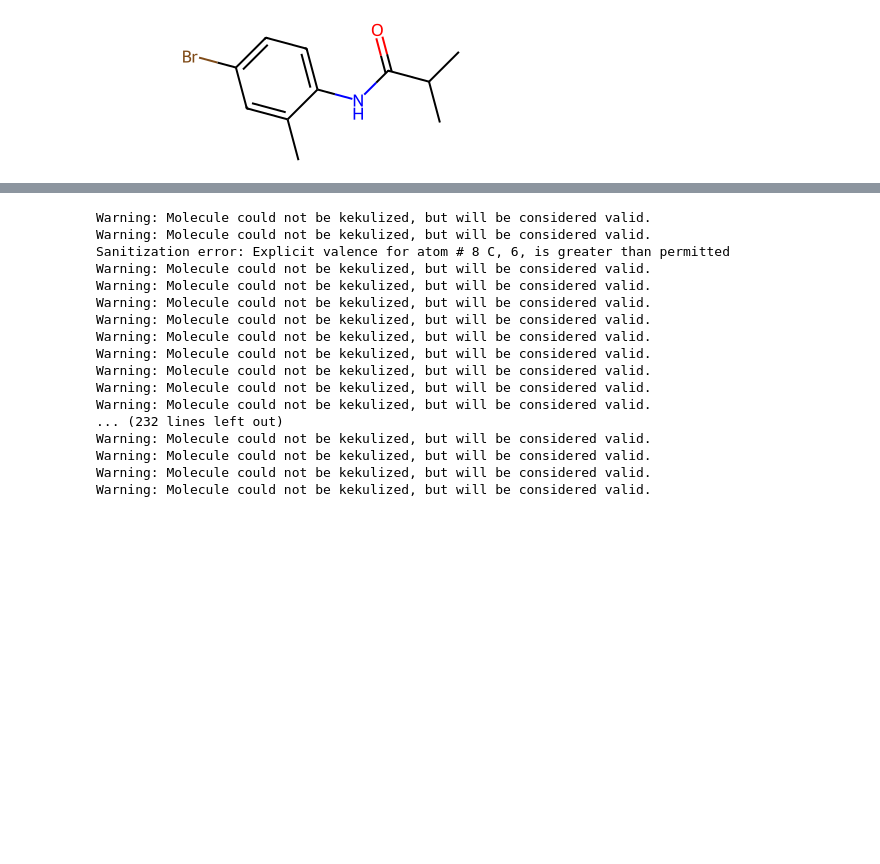
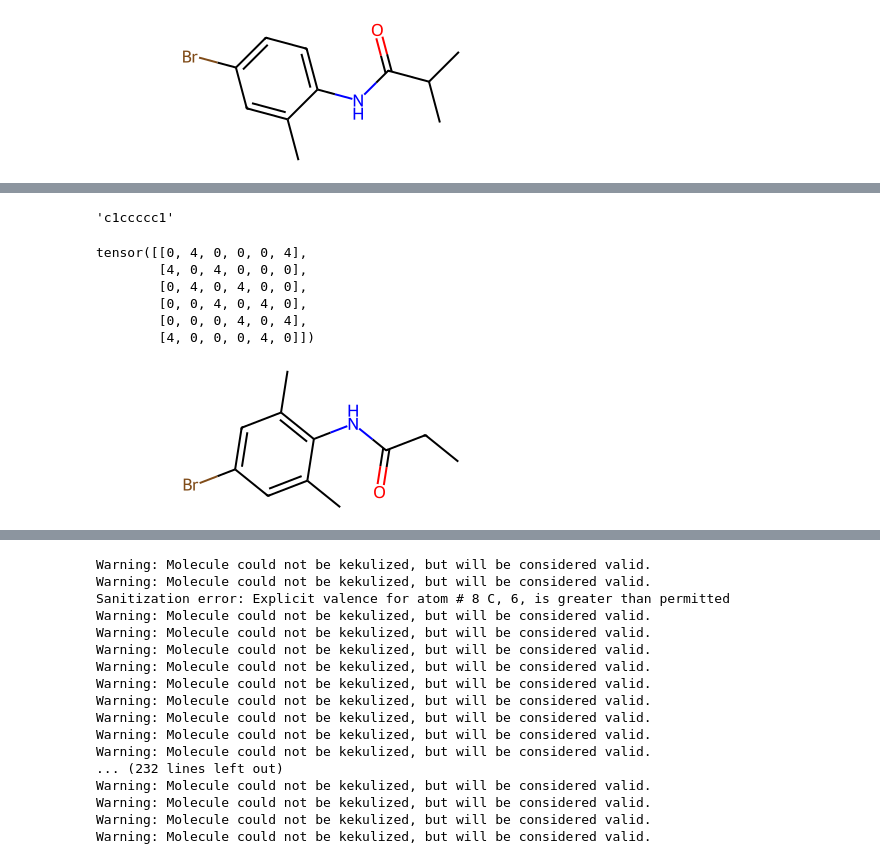
Before and after one commit to rudolfwilliam/DiGress, a Jupyter notebook: src/plot_moses_model.ipynb, the cells around one changed output, grey strips where cells are left out. Saved outputs shown, nothing was run; the diff lists cells and outputs as text; code cells hidden in the pictures; blank space fills up the shorter version.

```diff
--- a/src/plot_moses_model.ipynb
+++ b/src/plot_moses_model.ipynb
@@ -5,7 +5,8 @@ os.getcwd()
 os.chdir("./src")
 # %%
 from diffusion_model_discrete import DiscreteDenoisingDiffusion
+from new_functions import mol_to_data, is_valid_molecule
 import torch
 
-model = DiscreteDenoisingDiffusion.load_from_checkpoint("./outputs/checkpoint_moses.ckpt", map_location=torch.device('cpu'))
+model = DiscreteDenoisingDiffusion.load_from_checkpoint("./outputs/checkpoint_moses.ckpt", map_location=torch.device('cuda'))
 # %% [output]
@@ -26,3 +27,7 @@ mol = Chem.MolFromSmiles(test_smile)
 mol
 # %% [output]
 [figure]
+# %%
+mol.GetNumAtoms()
+mol_data = mol_to_data(mol)
+mol_data
@@ -109,0 +67,8 @@ Warning: Molecule could not be kekulized, but will be considered valid.
+# %%
+#example_mol = vis.mol_from_graphs(example[0][0], example[0][1])
+from rdkit.Chem.Scaffolds import MurckoScaffold
+
+scaffold = MurckoScaffold.GetScaffoldForMol(mol)
+Chem.MolToSmiles(scaffold)
+# %% [output]
+'c1ccccc1'
@@ -109,0 +79,16 @@ Warning: Molecule could not be kekulized, but will be considered valid.
+# %%
+data[1][0]
+# %% [output]
+tensor([[0, 4, 0, 0, 0, 4],
+        [4, 0, 4, 0, 0, 0],
+        [0, 4, 0, 4, 0, 0],
+        [0, 0, 4, 0, 4, 0],
+        [0, 0, 0, 4, 0, 4],
+        [4, 0, 0, 0, 4, 0]])
+# %%
+example_2 = model.sample_batch(batch_id=1, batch_size=64, keep_chain=1, number_chain_steps=1, save_final=1, num_nodes=14, scaffold_mask=(mol_data[0][0][:13], mol_data[1][0][:13, :13]))
+# %%
+example_2_mol = vis.mol_from_graphs(example_2[7][0], example_2[7][1])
+example_2_mol
+# %% [output]
+[figure, added]
```
Also changed, not shown: parts of 12 cells of this notebook, 4 other files.
